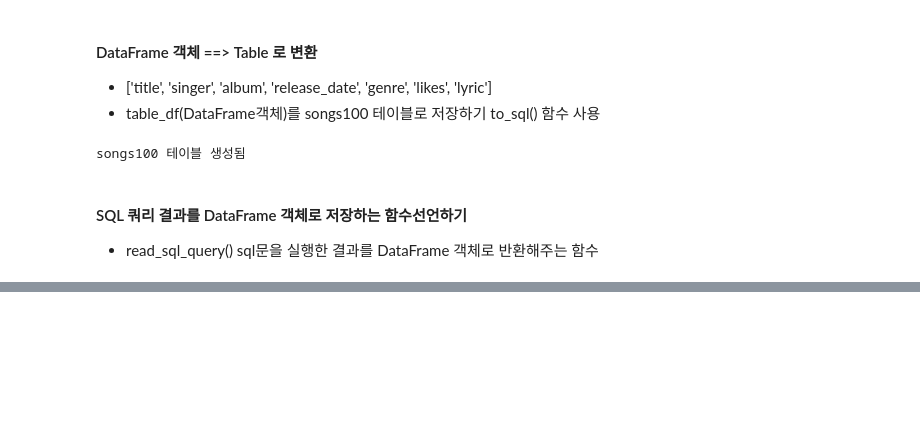
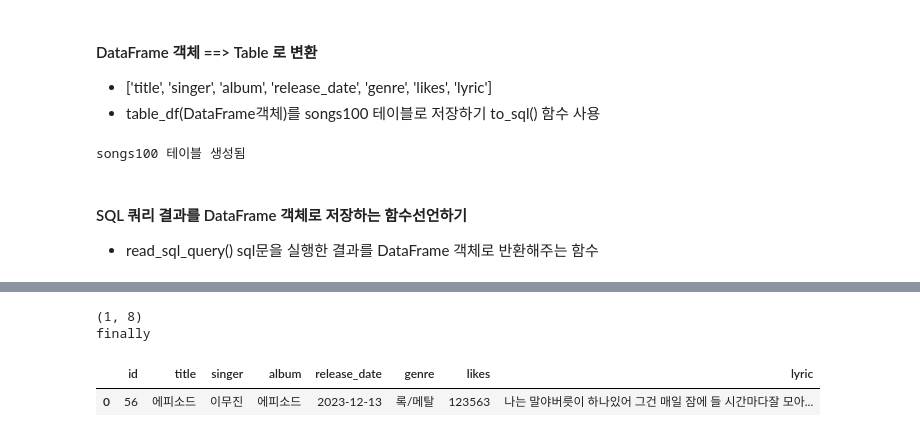
Before and after one commit to Suby201/Python_Webscraping_Analysis, a Jupyter notebook: 04.Melon100차트_데이터파싱_DB저장.ipynb, the cells around one changed output, grey strips where cells are left out. Drawn from its saved outputs; the diff is of its cells as text; code cells hidden in the pictures; blank space fills up the shorter version.

```diff
--- a/04.Melon100차트_데이터파싱_DB저장.ipynb
+++ b/04.Melon100차트_데이터파싱_DB저장.ipynb
@@ -372,28 +437,27 @@ songs100 테이블 생성됨
 #### SQL 쿼리 결과를 DataFrame 객체로 저장하는 함수선언하기
 * read_sql_query() sql문을 실행한 결과를 DataFrame 객체로 반환해주는 함수
 # %%
-# def search_album(keyword):
-#     sql = """select * from songs100 where album like %s;"""
+import pandas as pd
+import pymysql
+import sqlalchemy
+pymysql.install_as_MySQLdb()
+from sqlalchemy import create_engine
 
-#     import pandas as pd
-#     import pymysql
-#     import sqlalchemy
+def search_album(keyword):
+    sql = """select * from songs100 where album like %s;"""
 
-#     pymysql.install_as_MySQLdb()
-#     from sqlalchemy import create_engine
+    engine = None
+    conn = None
+    try:
+        engine = create_engine('mysql+pymysql://python:python@localhost:3306/python_db?charset=utf8mb4')
+        conn = engine.connect()
 
-#     engine = None
-#     conn = None
-#     try:
-#         engine = create_engine('mysql+pymysql://python:python@localhost:3306/python_db?charset=utf8mb4')
-#         conn = engine.connect()
-
-#         album_df = pd.read_sql_query(sql, con=conn, params=('%' + keyword + '%',))
-#         print(album_df.shape)
-#         return album_df
-#     finally:
-#         print('finally')
-#         if conn is not None:
-#             conn.close()
-#         if engine is not None:
-#             engine.dispose()
+        album_df = pd.read_sql_query(sql, con=conn, params=('%' + keyword + '%',))
+        print(album_df.shape)
+        return album_df
+    finally:
+        print('finally')
+        if conn is not None:
+            conn.close()
+        if engine is not None:
+            engine.dispose()
@@ -411,0 +464,7 @@ finally
+# %%
+search_album('에피소드')
+# %% [output]
+(1, 8)
+finally
+|  | id | title | singer | album | release_date | genre | likes | lyric |
+| 0 | 56 | 에피소드 | 이무진 | 에피소드 | 2023-12-13 | 록/메탈 | 123563 | 나는 말야버릇이 하나있어 그건 매일 잠에 들 시간마다잘 모아... |
```
Also changed, not shown: parts of 27 cells of this notebook, 1 other file.
